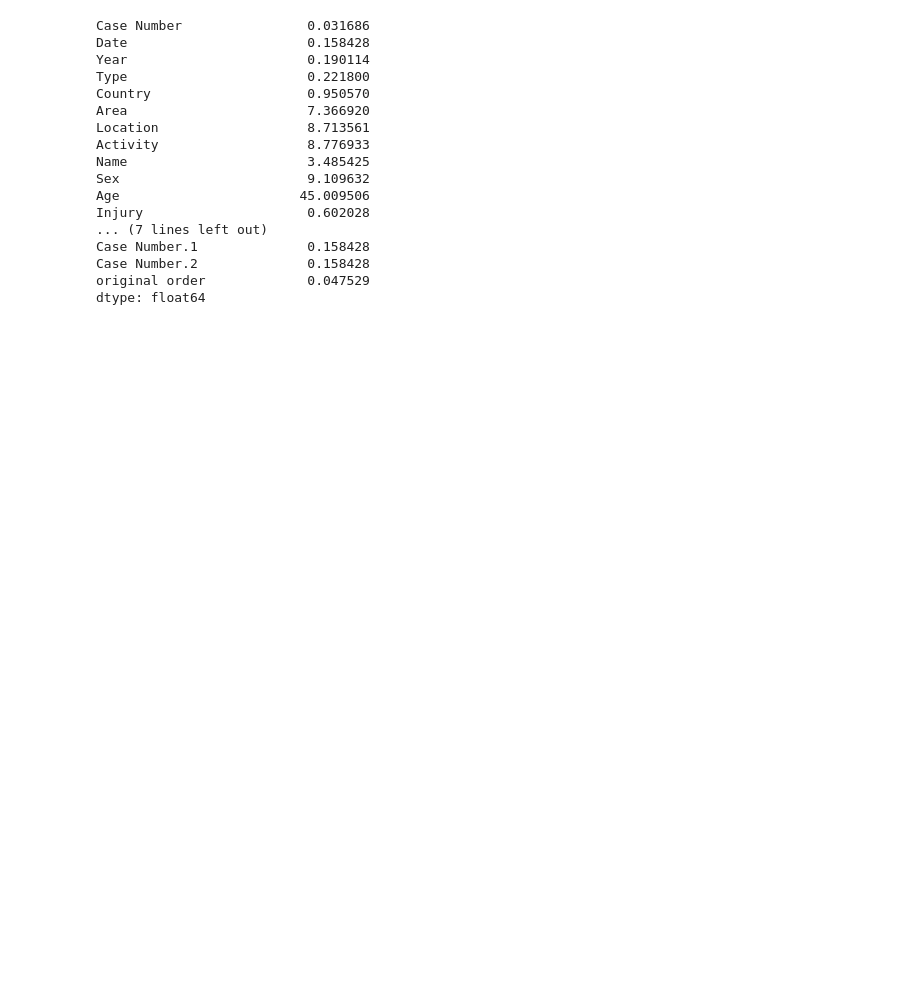
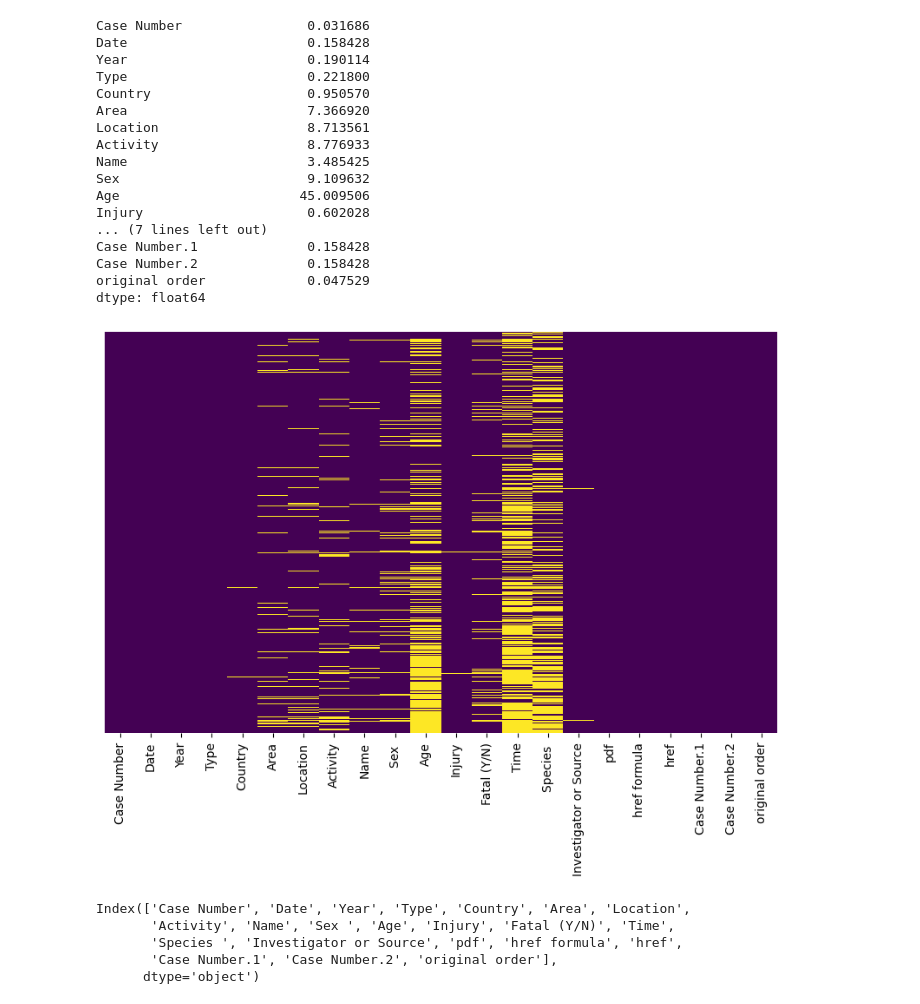
Before and after one commit to juliasabatel/Sharks_proyecto, a Jupyter notebook: Sharks_proyecto.ipynb, the cells around one changed output. Saved outputs shown, nothing was run; the diff lists cells and outputs as text; code cells hidden in the pictures; blank space fills up the shorter version.

```diff
--- a/Sharks_proyecto.ipynb
+++ b/Sharks_proyecto.ipynb
@@ -180,3 +180,16 @@ Case Number.1              0.158428
 Case Number.2              0.158428
 original order             0.047529
 dtype: float64
+# %%
+# grafico de nulos en el dataframe
+
+plt.figure(figsize=(10, 6))  # inicia la figura y establece tamaño
+
+sns.heatmap(sharks_ori.isna(),  # mapa de calor
+           yticklabels=False,
+           cmap='viridis',
+           cbar=False)
+
+plt.show() #Ahora vamos a ver el mapa despues de haber eliminado las columnas de nulos
+# %% [output]
+[figure, added]
@@ -182,0 +198,8 @@ dtype: float64
+# %%
+sharks_ori.columns #para ver las columnas que tenemos
+# %% [output]
+Index(['Case Number', 'Date', 'Year', 'Type', 'Country', 'Area', 'Location',
+       'Activity', 'Name', 'Sex ', 'Age', 'Injury', 'Fatal (Y/N)', 'Time',
+       'Species ', 'Investigator or Source', 'pdf', 'href formula', 'href',
+       'Case Number.1', 'Case Number.2', 'original order'],
+      dtype='object')
```
Also changed, not shown: parts of 7 cells of this notebook.
